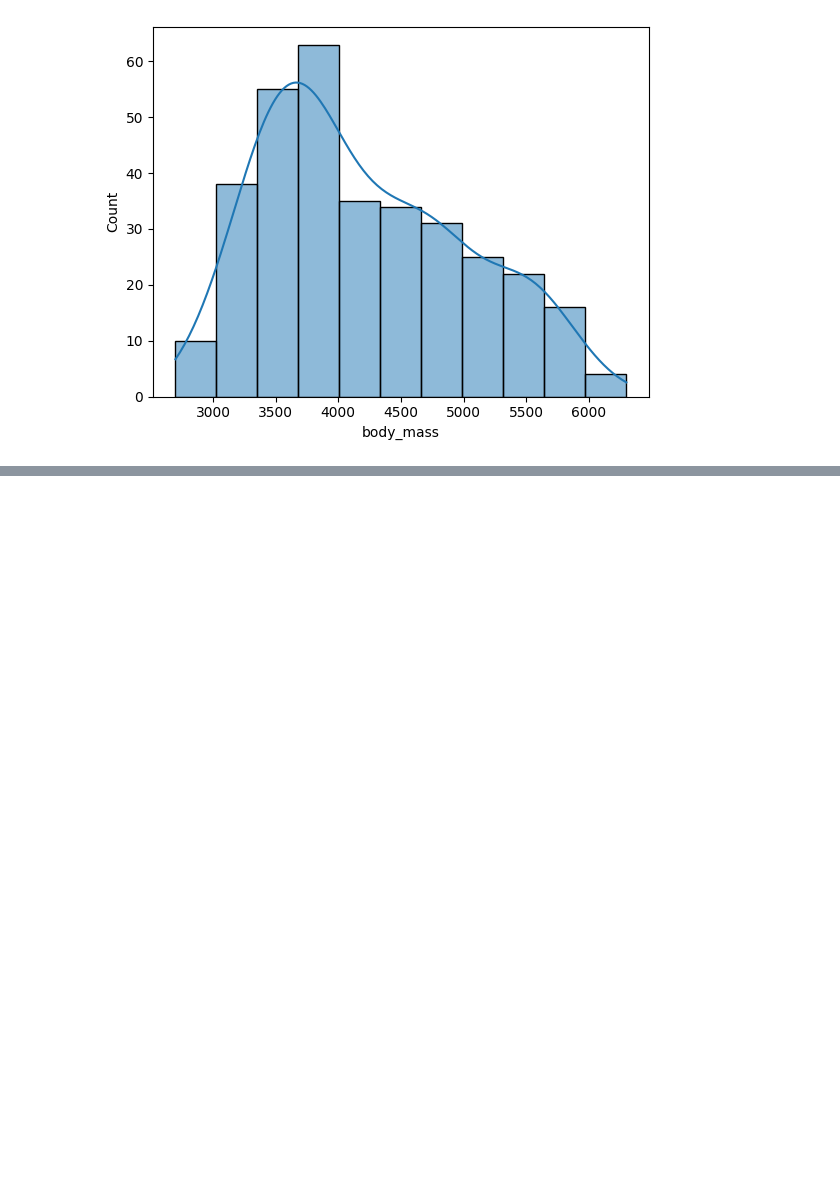
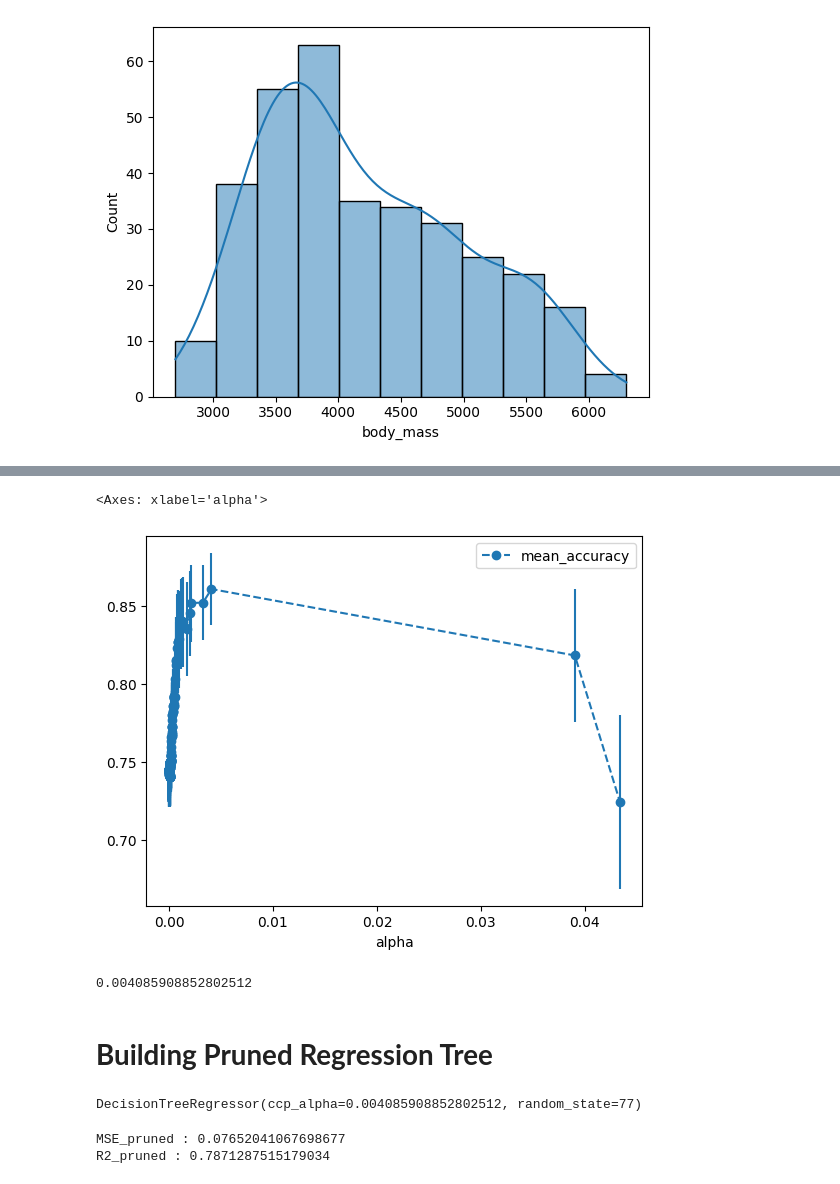
Before and after one commit to noo-nine/Machine-Learning, a Jupyter notebook: Regression_Trees.ipynb, the cells around one changed output, grey strips where cells are left out. Cells and saved outputs as stored; diff of their text form; code cells hidden in the pictures; blank space fills up the shorter version.

```diff
--- a/Regression_Trees.ipynb
+++ b/Regression_Trees.ipynb
@@ -136,0 +284,34 @@ for feature in num_features:
+# %%
+alpha_loop_values = []
+for alpha in alphas:
+  r_dt = DecisionTreeRegressor(random_state = 45, ccp_alpha = alpha)
+  cv_scores = cross_val_score(r_dt, x_train, y_train, cv = 5)
+  alpha_loop_values.append([alpha, np.mean(cv_scores), np.std(cv_scores)])
+# %%
+# creating a dataframe
+alpha_results = pd.DataFrame( alpha_loop_values, columns = ['alpha', 'mean_accuracy', 'std'])
+alpha_results.plot(x = 'alpha', y = 'mean_accuracy', yerr = 'std', marker = 'o', linestyle = '--')
+# %% [output]
+<Axes: xlabel='alpha'>
+[figure, added]
+# %%
+# finding the exact value of optimal alpha
+ideal_alpha = alpha_results.loc[alpha_results['mean_accuracy'].idxmax()]['alpha']
+ideal_alpha
+# %% [output]
+0.004085908852802512
+# %% [markdown]
+# **Building Pruned Regression Tree**
+# %%
+rt_pruned = DecisionTreeRegressor(random_state = 77, ccp_alpha = ideal_alpha)
+rt_pruned.fit(x_train, y_train)
+# %% [output]
+DecisionTreeRegressor(ccp_alpha=0.004085908852802512, random_state=77)
+# %%
+mse_pruned = mean_squared_error(y_test, rt_pruned.predict(x_test))
+r2_pruned = r2_score(y_test, rt_pruned.predict(x_test))
+print(f'MSE_pruned : {mse_pruned}')
+print(f'R2_pruned : {r2_pruned}')
+# %% [output]
+MSE_pruned : 0.07652041067698677
+R2_pruned : 0.7871287515179034
```
Also changed, not shown: parts of 25 cells of this notebook.
